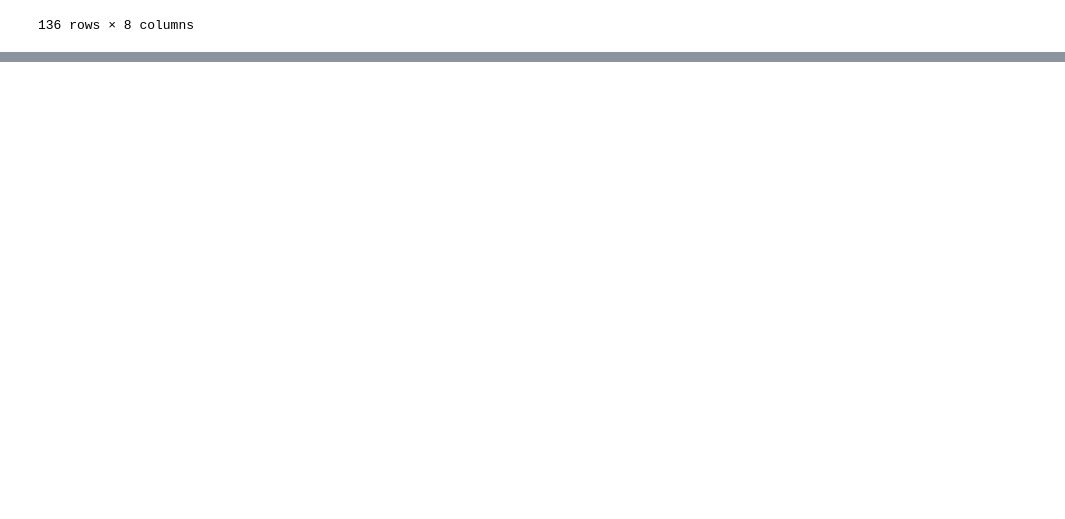
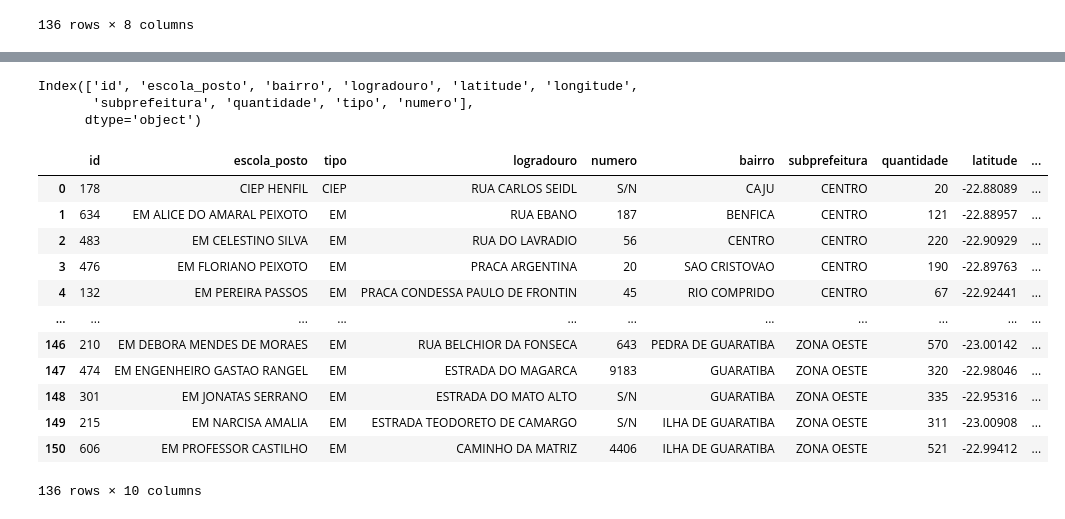
Before and after one commit to mainanina/projeto_final_tecnicas_programacao, a Jupyter notebook: projeto_final_3.ipynb, the cells around one changed output, grey strips where cells are left out. Drawn from its saved outputs; the diff is of its cells as text; code cells hidden in the pictures; blank space fills up the shorter version.

```diff
--- a/projeto_final_3.ipynb
+++ b/projeto_final_3.ipynb
@@ -409,0 +546,7 @@ df_entregas[df_entregas['endereco'].str.contains(r'\.')]
+# %%
+df_entregas['endereco'] = df_entregas['endereco'].apply(lambda x: unidecode(x).replace(' S/N ', ' '))
+df_entregas['endereco'] = df_entregas['endereco'].apply(lambda x: unidecode(x).replace('AVENIDA BRASIL 4040 RUA DA VITORIA', 'AVENIDA BRASIL'))
+df_entregas['endereco'] = df_entregas['endereco'].apply(lambda x: unidecode(x).replace(' 483-639', ''))
+# %%
+df_entregas.loc[df_entregas['id'] == '520', 'numero'] = '483-639'
+df_entregas.loc[df_entregas['id'] == '260', 'numero'] = '4040'
@@ -409,0 +568,2 @@ df_entregas[df_entregas['endereco'].str.contains(r'\.')]
+# %%
+df_entregas['numero'].fillna('S/N', inplace=True)
@@ -409,0 +574,2 @@ df_entregas[df_entregas['endereco'].str.contains(r'\.')]
+# %%
+df_entregas.rename(columns={'endereco': 'logradouro'}, inplace=True)
@@ -409,0 +592,24 @@ df_entregas[df_entregas['endereco'].str.contains(r'\.')]
+# %%
+df_entregas.columns
+# %% [output]
+Index(['id', 'escola_posto', 'bairro', 'logradouro', 'latitude', 'longitude',
+       'subprefeitura', 'quantidade', 'tipo', 'numero'],
+      dtype='object')
+# %%
+nova_ordem = ['id', 'escola_posto', 'tipo', 'logradouro', 'numero', 'bairro', 'subprefeitura', 'quantidade', 'latitude', 'longitude']
+df_entregas = df_entregas[nova_ordem]
+df_entregas
+# %% [output]
+|  | id | escola_posto | tipo | logradouro | numero | bairro | subprefeitura | quantidade | latitude | ... |
+| 0 | 178 | CIEP HENFIL | CIEP | RUA CARLOS SEIDL | S/N | CAJU | CENTRO | 20 | -22.88089 | ... |
+| 1 | 634 | EM ALICE DO AMARAL PEIXOTO | EM | RUA EBANO | 187 | BENFICA | CENTRO | 121 | -22.88957 | ... |
+| 2 | 483 | EM CELESTINO SILVA | EM | RUA DO LAVRADIO | 56 | CENTRO | CENTRO | 220 | -22.90929 | ... |
+| 3 | 476 | EM FLORIANO PEIXOTO | EM | PRACA ARGENTINA | 20 | SAO CRISTOVAO | CENTRO | 190 | -22.89763 | ... |
+| 4 | 132 | EM PEREIRA PASSOS | EM | PRACA CONDESSA PAULO DE FRONTIN | 45 | RIO COMPRIDO | CENTRO | 67 | -22.92441 | ... |
+| ... | ... | ... | ... | ... | ... | ... | ... | ... | ... | ... |
+| 146 | 210 | EM DEBORA MENDES DE MORAES | EM | RUA BELCHIOR DA FONSECA | 643 | PEDRA DE GUARATIBA | ZONA OESTE | 570 | -23.00142 | ... |
+| 147 | 474 | EM ENGENHEIRO GASTAO RANGEL | EM | ESTRADA DO MAGARCA | 9183 | GUARATIBA | ZONA OESTE | 320 | -22.98046 | ... |
+| 148 | 301 | EM JONATAS SERRANO | EM | ESTRADA DO MATO ALTO | S/N | GUARATIBA | ZONA OESTE | 335 | -22.95316 | ... |
+| 149 | 215 | EM NARCISA AMALIA | EM | ESTRADA TEODORETO DE CAMARGO | S/N | ILHA DE GUARATIBA | ZONA OESTE | 311 | -23.00908 | ... |
+| 150 | 606 | EM PROFESSOR CASTILHO | EM | CAMINHO DA MATRIZ | 4406 | ILHA DE GUARATIBA | ZONA OESTE | 521 | -22.99412 | ... |
+136 rows × 10 columns
```
Also changed, not shown: parts of 16 cells of this notebook.
